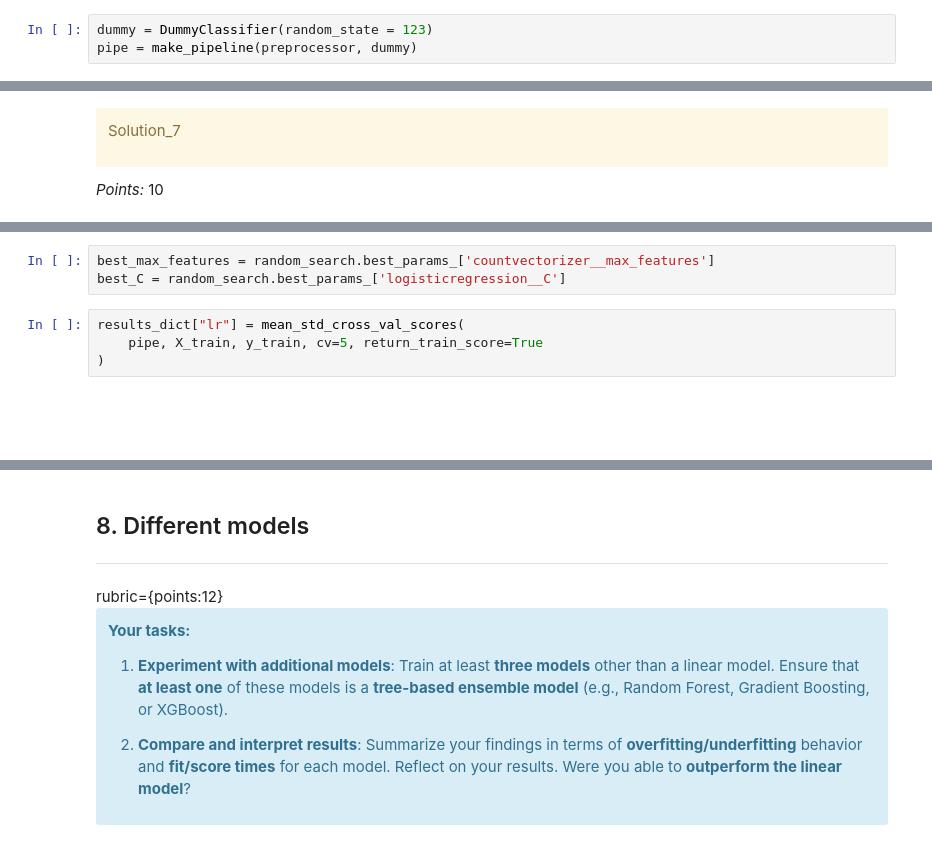
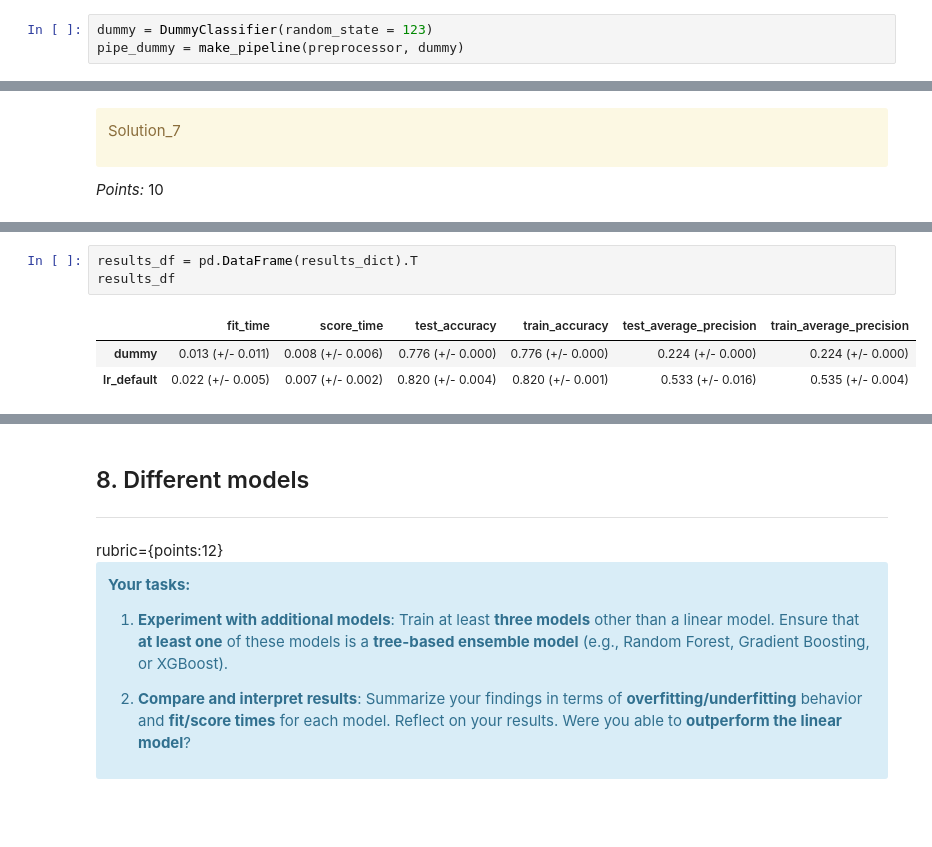
Before and after one commit to asharifo/cs330-hw5, a Jupyter notebook: hw5.ipynb, the cells around one changed output, grey strips where cells are left out. Drawn from its saved outputs; the diff is of its cells as text; blank space fills up the shorter version.

```diff
--- a/hw5.ipynb
+++ b/hw5.ipynb
@@ -602,5 +529,5 @@ def mean_std_cross_val_scores(model, X_train, y_train, **kwargs):
     return pd.Series(data=out_col, index=mean_scores.index)
 # %%
 dummy = DummyClassifier(random_state = 123)
-pipe = make_pipeline(preprocessor, dummy)
+pipe_dummy = make_pipeline(preprocessor, dummy)
 # %%
@@ -660,11 +581,7 @@ random_search.fit(X_train, y_train)
-# %%
-best_max_features = random_search.best_params_['countvectorizer__max_features']
-best_C = random_search.best_params_['logisticregression__C']
-# %%
-results_dict["lr"] = mean_std_cross_val_scores(
-    pipe, X_train, y_train, cv=5, return_train_score=True
-)
-# %% [markdown]
-<!-- END QUESTION -->
-
-<br><br>
+# %%
+results_df = pd.DataFrame(results_dict).T
+results_df
+# %% [output]
+|  | fit_time | score_time | test_accuracy | train_accuracy | test_average_precision | train_average_precision |
+| dummy | 0.013 (+/- 0.011) | 0.008 (+/- 0.006) | 0.776 (+/- 0.000) | 0.776 (+/- 0.000) | 0.224 (+/- 0.000) | 0.224 (+/- 0.000) |
+| lr_default | 0.022 (+/- 0.005) | 0.007 (+/- 0.002) | 0.820 (+/- 0.004) | 0.820 (+/- 0.001) | 0.533 (+/- 0.016) | 0.535 (+/- 0.004) |
```
Also changed, not shown: parts of 23 cells of this notebook, 1 other file.
